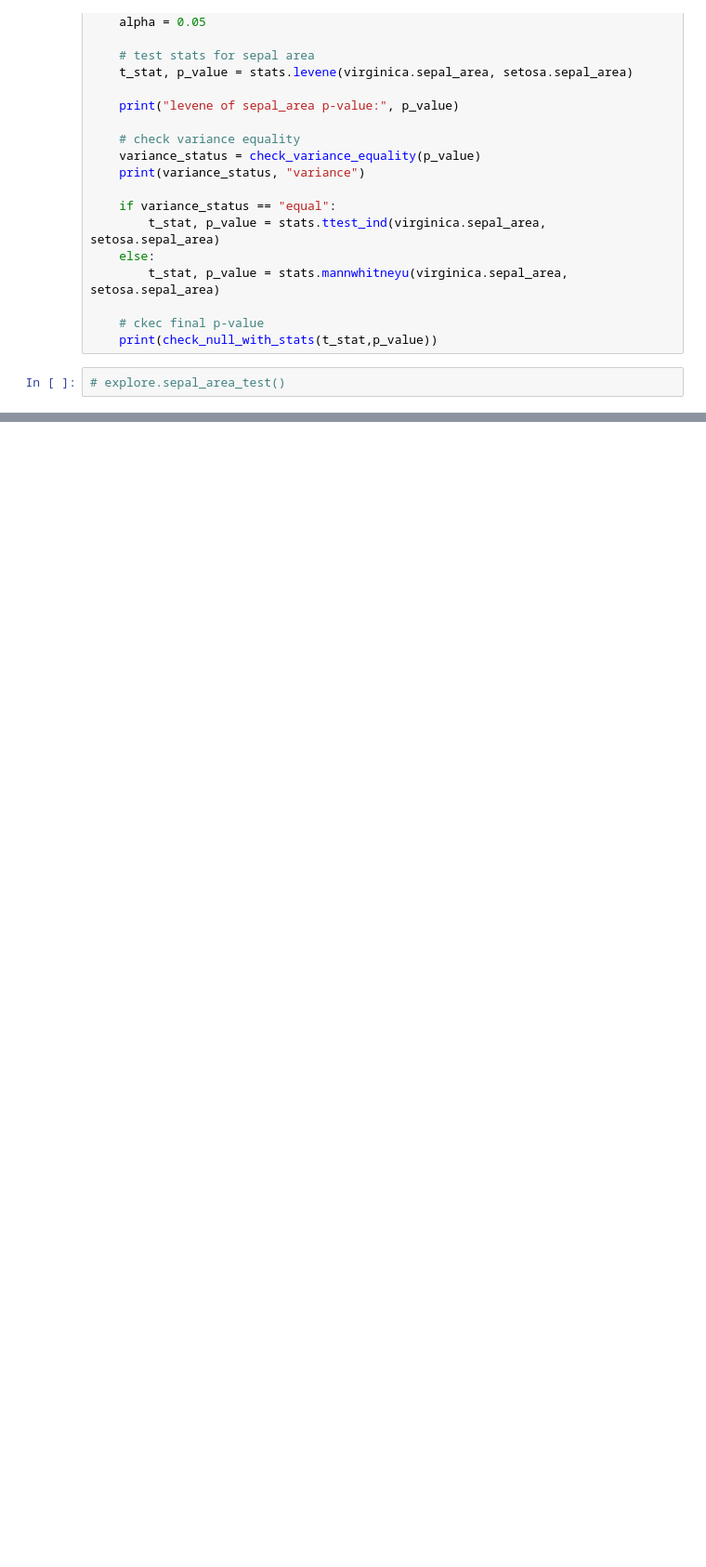
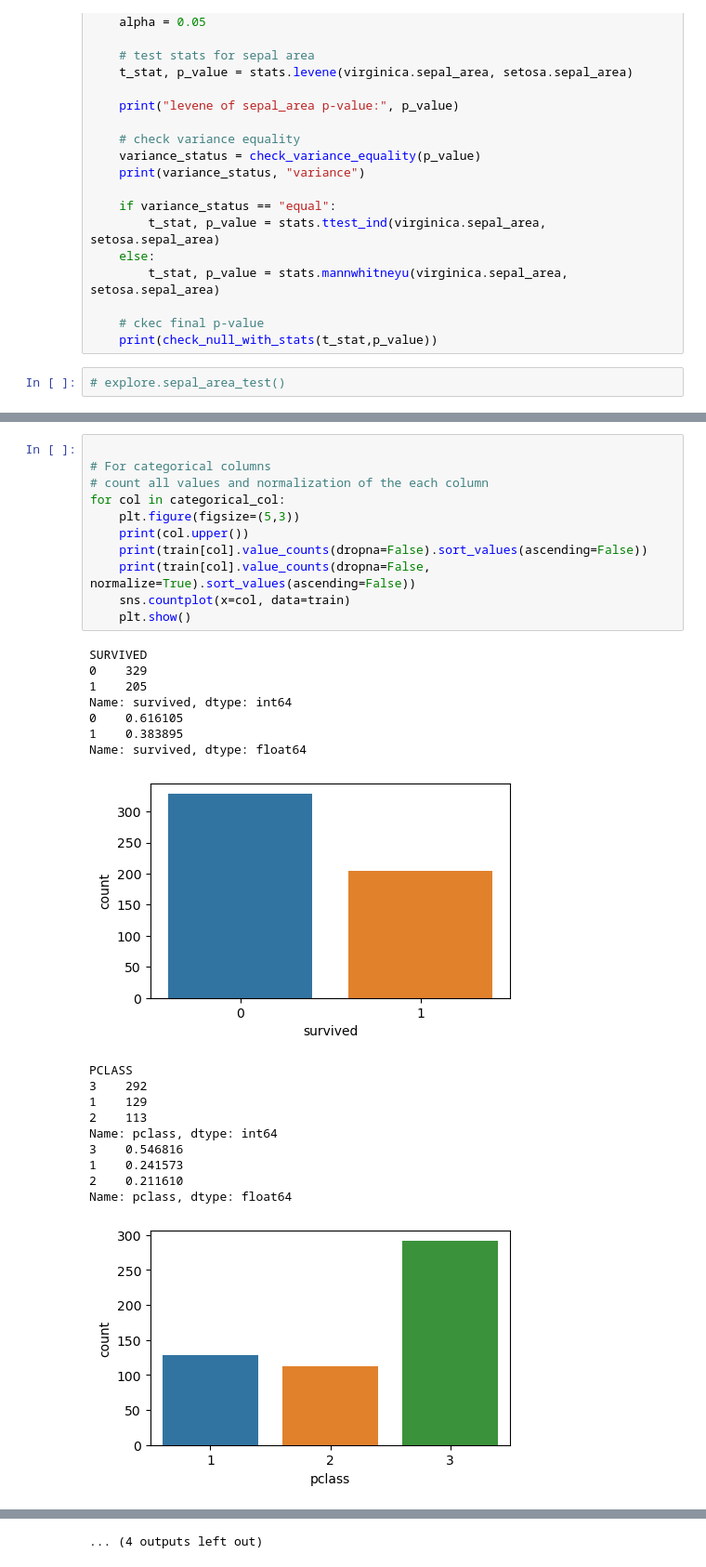
Before and after one commit to MigashaneVictoire/classification-exercises, a Jupyter notebook: classification_exercises.ipynb, the cells around one changed output, grey strips where cells are left out. Shown at 93% size. Cells and saved outputs as stored; diff of their text form; blank space fills up the shorter version.

```diff
--- a/classification_exercises.ipynb
+++ b/classification_exercises.ipynb
@@ -2293,0 +2599,30 @@ def sepal_area_test():
+# %%
+
+# For categorical columns
+# count all values and normalization of the each column
+for col in categorical_col:
+    plt.figure(figsize=(5,3))
+    print(col.upper())
+    print(train[col].value_counts(dropna=False).sort_values(ascending=False))
+    print(train[col].value_counts(dropna=False, normalize=True).sort_values(ascending=False))
+    sns.countplot(x=col, data=train)
+    plt.show()
+# %% [output]
+SURVIVED
+0    329
+1    205
+Name: survived, dtype: int64
+0    0.616105
+1    0.383895
+Name: survived, dtype: float64
+[figure, added]
+PCLASS
+3    292
+1    129
+2    113
+Name: pclass, dtype: int64
+3    0.546816
+1    0.241573
+2    0.211610
+Name: pclass, dtype: float64
+[figure, added]
@@ -2293,0 +2665 @@ def sepal_area_test():
+... (4 outputs left out)
```
Also changed, not shown: parts of 30 cells of this notebook.
